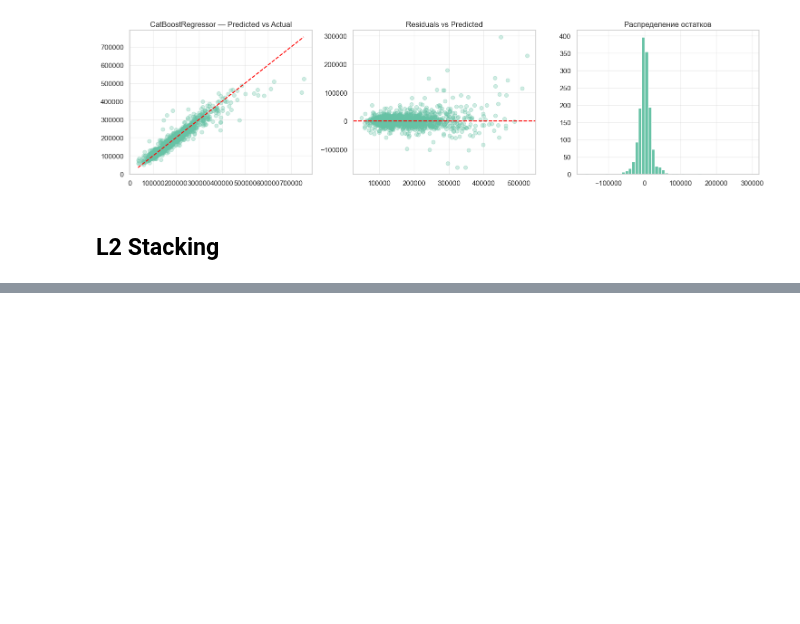
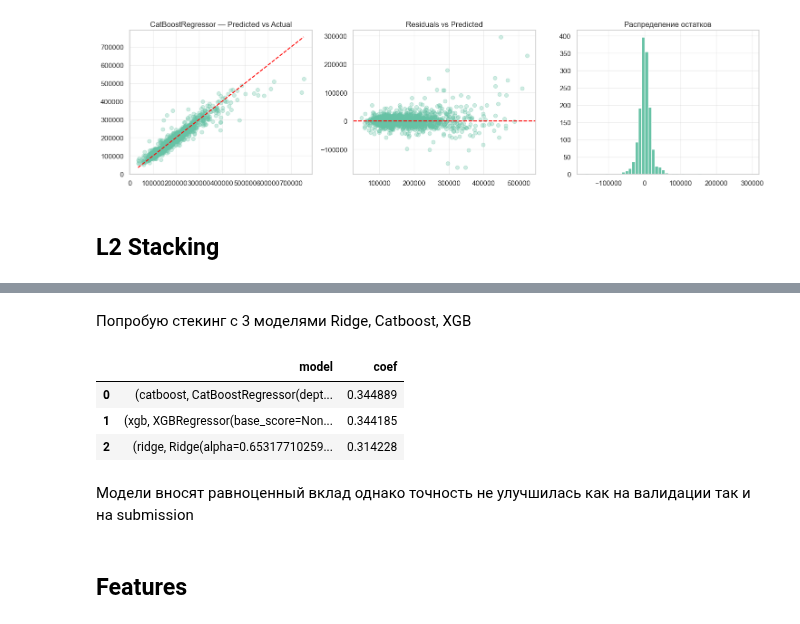
Before and after one commit to fenderfeniks/Kaggle-House-Prices-Top5-result, a Jupyter notebook: notebooks/Modeling.ipynb, the cells around one changed output, grey strips where cells are left out. Drawn from its saved outputs; the diff is of its cells as text; code cells hidden in the pictures; blank space fills up the shorter version.

```diff
--- a/notebooks/Modeling.ipynb
+++ b/notebooks/Modeling.ipynb
@@ -599,0 +690,17 @@ Best meta params: {'alpha': 2.4490264704858276}
+# %% [markdown]
+Попробую стекинг с 3 моделями Ridge, Catboost, XGB
+# %%
+stacking_weights = pd.DataFrame({
+    'model': l1_models,
+    'coef': meta_model.coef_,
+})
+stacking_weights
+# %% [output]
+|  | model | coef |
+| 0 | (catboost, CatBoostRegressor(dept... | 0.344889 |
+| 1 | (xgb, XGBRegressor(base_score=Non... | 0.344185 |
+| 2 | (ridge, Ridge(alpha=0.65317710259... | 0.314228 |
+# %% [markdown]
+Модели вносят равноценный вклад однако точность не улучшилась как на валидации так и на submission
+# %% [markdown]
+## Features
```
Also changed, not shown: parts of 25 cells of this notebook, 9 other files.
